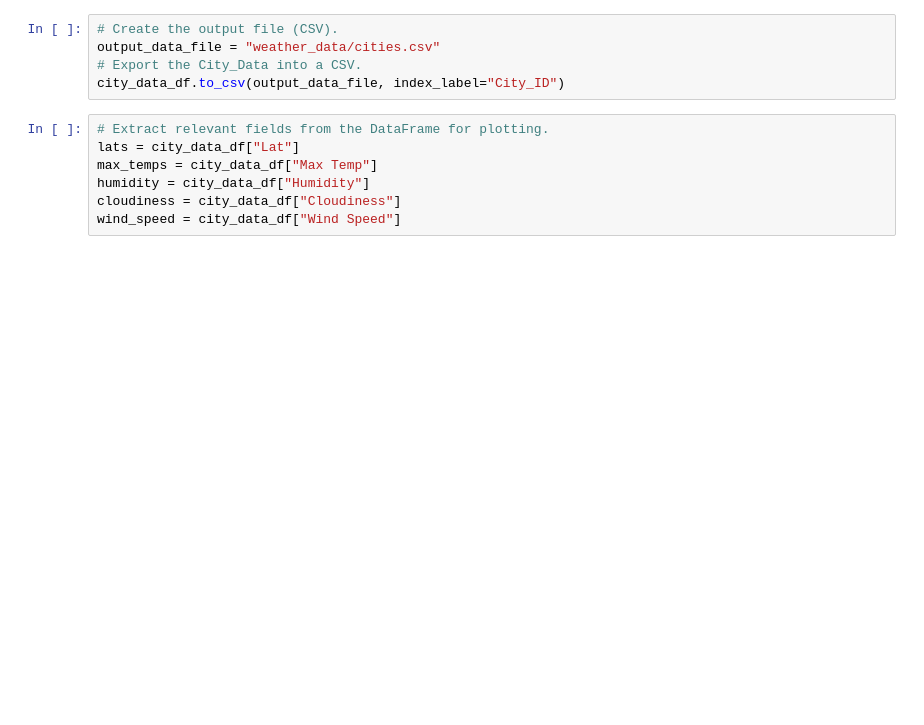
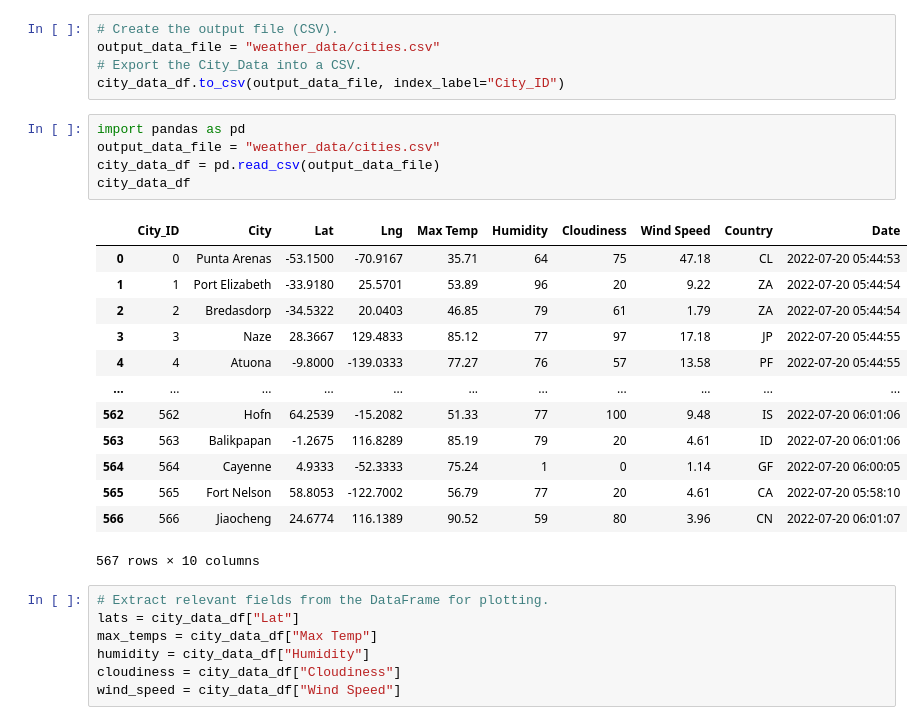
Before and after one commit to lilyhanhub/World_Weather_Analysis, a Jupyter notebook: WeatherPy.ipynb, the cells around one changed output. Saved outputs shown, nothing was run; the diff lists cells and outputs as text; blank space fills up the shorter version.

```diff
--- a/WeatherPy.ipynb
+++ b/WeatherPy.ipynb
@@ -282,6 +282,25 @@ city_data_df.head(10)
 output_data_file = "weather_data/cities.csv"
 # Export the City_Data into a CSV.
 city_data_df.to_csv(output_data_file, index_label="City_ID")
+# %%
+import pandas as pd
+output_data_file = "weather_data/cities.csv"
+city_data_df = pd.read_csv(output_data_file)
+city_data_df
+# %% [output]
+|  | City_ID | City | Lat | Lng | Max Temp | Humidity | Cloudiness | Wind Speed | Country | Date |
+| 0 | 0 | Punta Arenas | -53.1500 | -70.9167 | 35.71 | 64 | 75 | 47.18 | CL | 2022-07-20 05:44:53 |
+| 1 | 1 | Port Elizabeth | -33.9180 | 25.5701 | 53.89 | 96 | 20 | 9.22 | ZA | 2022-07-20 05:44:54 |
+| 2 | 2 | Bredasdorp | -34.5322 | 20.0403 | 46.85 | 79 | 61 | 1.79 | ZA | 2022-07-20 05:44:54 |
+| 3 | 3 | Naze | 28.3667 | 129.4833 | 85.12 | 77 | 97 | 17.18 | JP | 2022-07-20 05:44:55 |
+| 4 | 4 | Atuona | -9.8000 | -139.0333 | 77.27 | 76 | 57 | 13.58 | PF | 2022-07-20 05:44:55 |
+| ... | ... | ... | ... | ... | ... | ... | ... | ... | ... | ... |
+| 562 | 562 | Hofn | 64.2539 | -15.2082 | 51.33 | 77 | 100 | 9.48 | IS | 2022-07-20 06:01:06 |
+| 563 | 563 | Balikpapan | -1.2675 | 116.8289 | 85.19 | 79 | 20 | 4.61 | ID | 2022-07-20 06:01:06 |
+| 564 | 564 | Cayenne | 4.9333 | -52.3333 | 75.24 | 1 | 0 | 1.14 | GF | 2022-07-20 06:00:05 |
+| 565 | 565 | Fort Nelson | 58.8053 | -122.7002 | 56.79 | 77 | 20 | 4.61 | CA | 2022-07-20 05:58:10 |
+| 566 | 566 | Jiaocheng | 24.6774 | 116.1389 | 90.52 | 59 | 80 | 3.96 | CN | 2022-07-20 06:01:07 |
+567 rows × 10 columns
 # %%
 # Extract relevant fields from the DataFrame for plotting.
 lats = city_data_df["Lat"]
```
Also changed, not shown: parts of 6 cells of this notebook, 5 other files.
